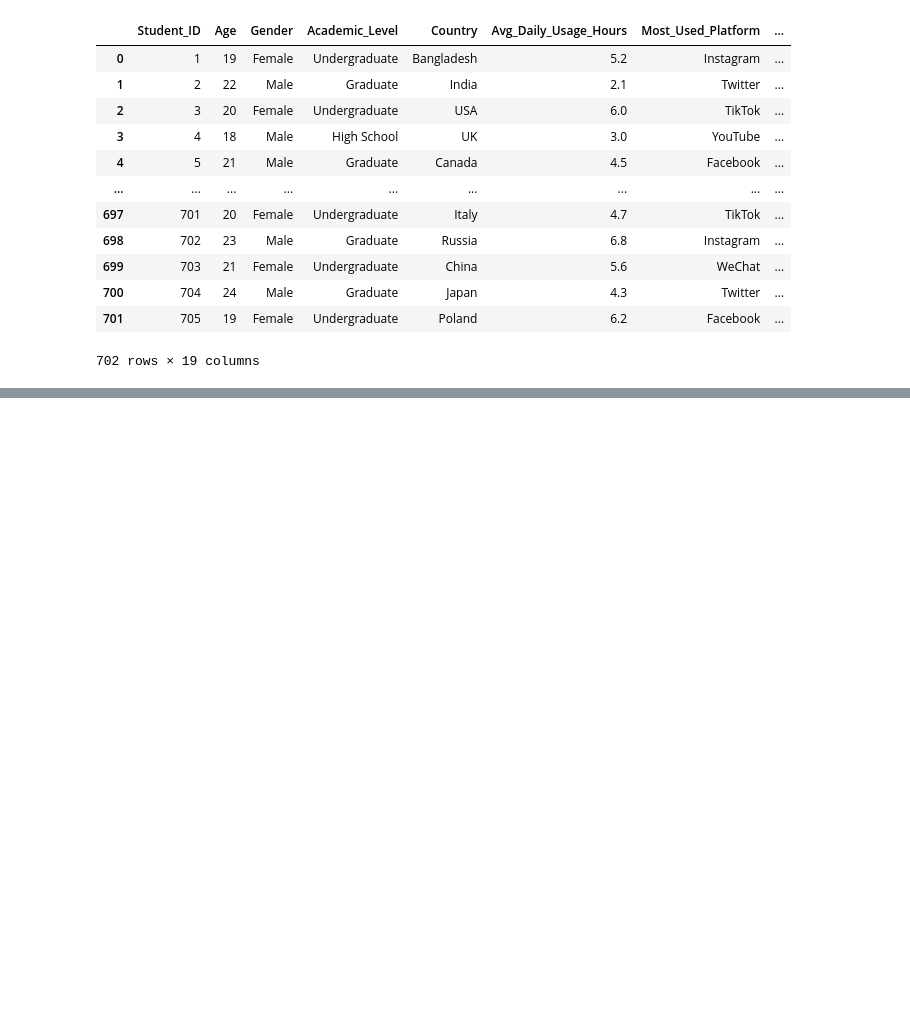
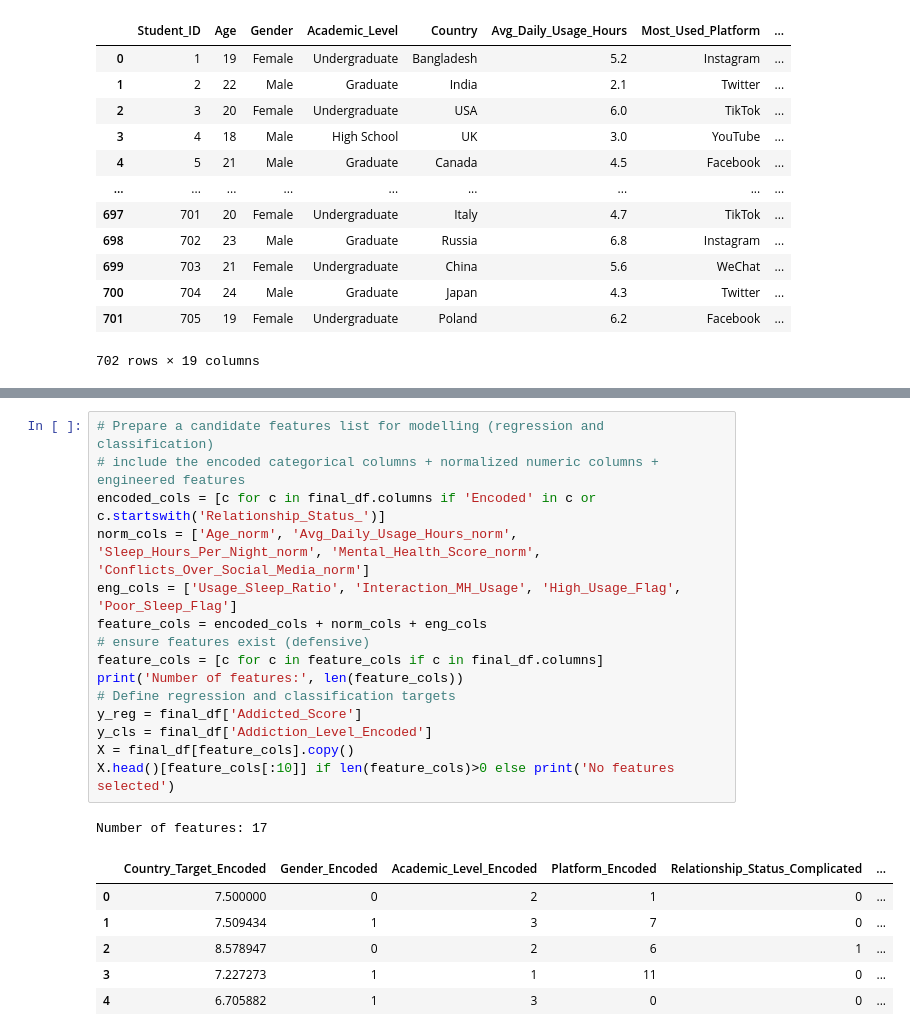
Before and after one commit to pasindu-piyumal/Student_Social_Media_Addiction, a Jupyter notebook: predict_student_social_media_addiction.ipynb, the cells around one changed output, grey strips where cells are left out. Drawn from its saved outputs; the diff is of its cells as text; blank space fills up the shorter version.

```diff
--- a/predict_student_social_media_addiction.ipynb
+++ b/predict_student_social_media_addiction.ipynb
@@ -312,0 +377,23 @@ df_copy
+# %%
+# Prepare a candidate features list for modelling (regression and classification)
+# include the encoded categorical columns + normalized numeric columns + engineered features
+encoded_cols = [c for c in final_df.columns if 'Encoded' in c or c.startswith('Relationship_Status_')]
+norm_cols = ['Age_norm', 'Avg_Daily_Usage_Hours_norm', 'Sleep_Hours_Per_Night_norm', 'Mental_Health_Score_norm', 'Conflicts_Over_Social_Media_norm']
+eng_cols = ['Usage_Sleep_Ratio', 'Interaction_MH_Usage', 'High_Usage_Flag', 'Poor_Sleep_Flag']
+feature_cols = encoded_cols + norm_cols + eng_cols
+# ensure features exist (defensive)
+feature_cols = [c for c in feature_cols if c in final_df.columns]
+print('Number of features:', len(feature_cols))
+# Define regression and classification targets
+y_reg = final_df['Addicted_Score']
+y_cls = final_df['Addiction_Level_Encoded']
+X = final_df[feature_cols].copy()
+X.head()[feature_cols[:10]] if len(feature_cols)>0 else print('No features selected')
+# %% [output]
+Number of features: 17
+|  | Country_Target_Encoded | Gender_Encoded | Academic_Level_Encoded | Platform_Encoded | Relationship_Status_Complicated | ... |
+| 0 | 7.500000 | 0 | 2 | 1 | 0 | ... |
+| 1 | 7.509434 | 1 | 3 | 7 | 0 | ... |
+| 2 | 8.578947 | 0 | 2 | 6 | 1 | ... |
+| 3 | 7.227273 | 1 | 1 | 11 | 0 | ... |
+| 4 | 6.705882 | 1 | 3 | 0 | 0 | ... |
```
Also changed, not shown: parts of 5 cells of this notebook.
